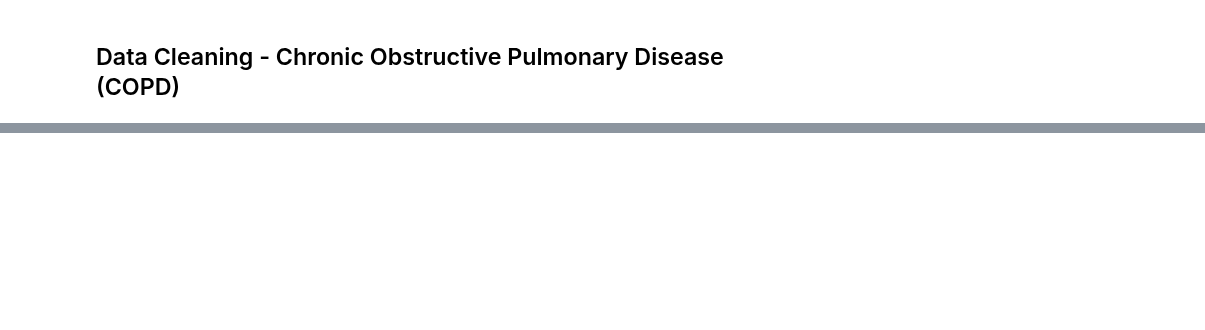
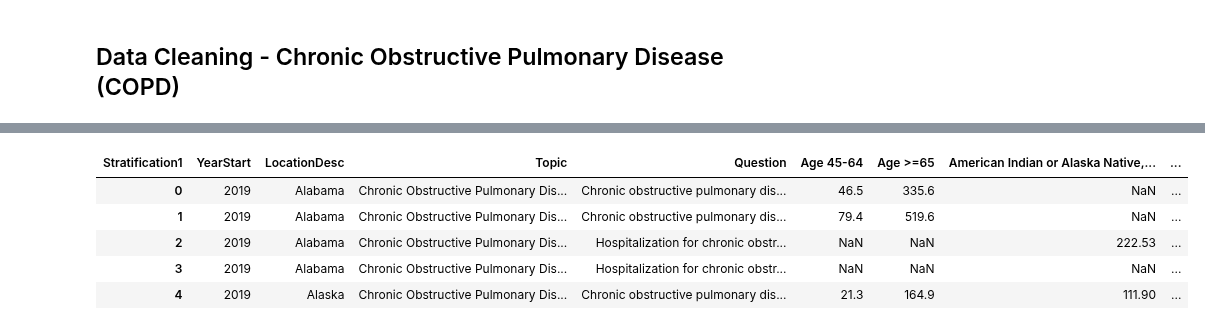
Before and after one commit to Daniellien2018/Chronic_Disease_Indicators_Data_Visualization, a Jupyter notebook: workspaces/daniel/exploratory_data_analysis.ipynb, the cells around one changed output, grey strips where cells are left out. Saved outputs shown, nothing was run; the diff lists cells and outputs as text; code cells hidden in the pictures; blank space fills up the shorter version.

```diff
--- a/workspaces/daniel/exploratory_data_analysis.ipynb
+++ b/workspaces/daniel/exploratory_data_analysis.ipynb
@@ -171,0 +289,16 @@ pd.DataFrame([(k, v) for k, v in question_value_dict.items()], columns=['Questio
+# %%
+df_filtered = df[df["DataValueType"] == "Crude Rate"]  # Change for other types
+pivot_df_crude = df_filtered.pivot_table(
+    index=["YearStart", "LocationDesc", "Topic", "Question"],
+    columns="Stratification1",
+    values="DataValue",
+    aggfunc="mean"
+).reset_index()
+pivot_df_crude.head()
+# %% [output]
+| Stratification1 | YearStart | LocationDesc | Topic | Question | Age 45-64 | Age >=65 | American Indian or Alaska Native,... | ... |
+| 0 | 2019 | Alabama | Chronic Obstructive Pulmonary Dis... | Chronic obstructive pulmonary dis... | 46.5 | 335.6 | NaN | ... |
+| 1 | 2019 | Alabama | Chronic Obstructive Pulmonary Dis... | Chronic obstructive pulmonary dis... | 79.4 | 519.6 | NaN | ... |
+| 2 | 2019 | Alabama | Chronic Obstructive Pulmonary Dis... | Hospitalization for chronic obstr... | NaN | NaN | 222.53 | ... |
+| 3 | 2019 | Alabama | Chronic Obstructive Pulmonary Dis... | Hospitalization for chronic obstr... | NaN | NaN | NaN | ... |
+| 4 | 2019 | Alaska | Chronic Obstructive Pulmonary Dis... | Chronic obstructive pulmonary dis... | 21.3 | 164.9 | 111.90 | ... |
```
Also changed, not shown: parts of 23 cells of this notebook, 4 other files.
